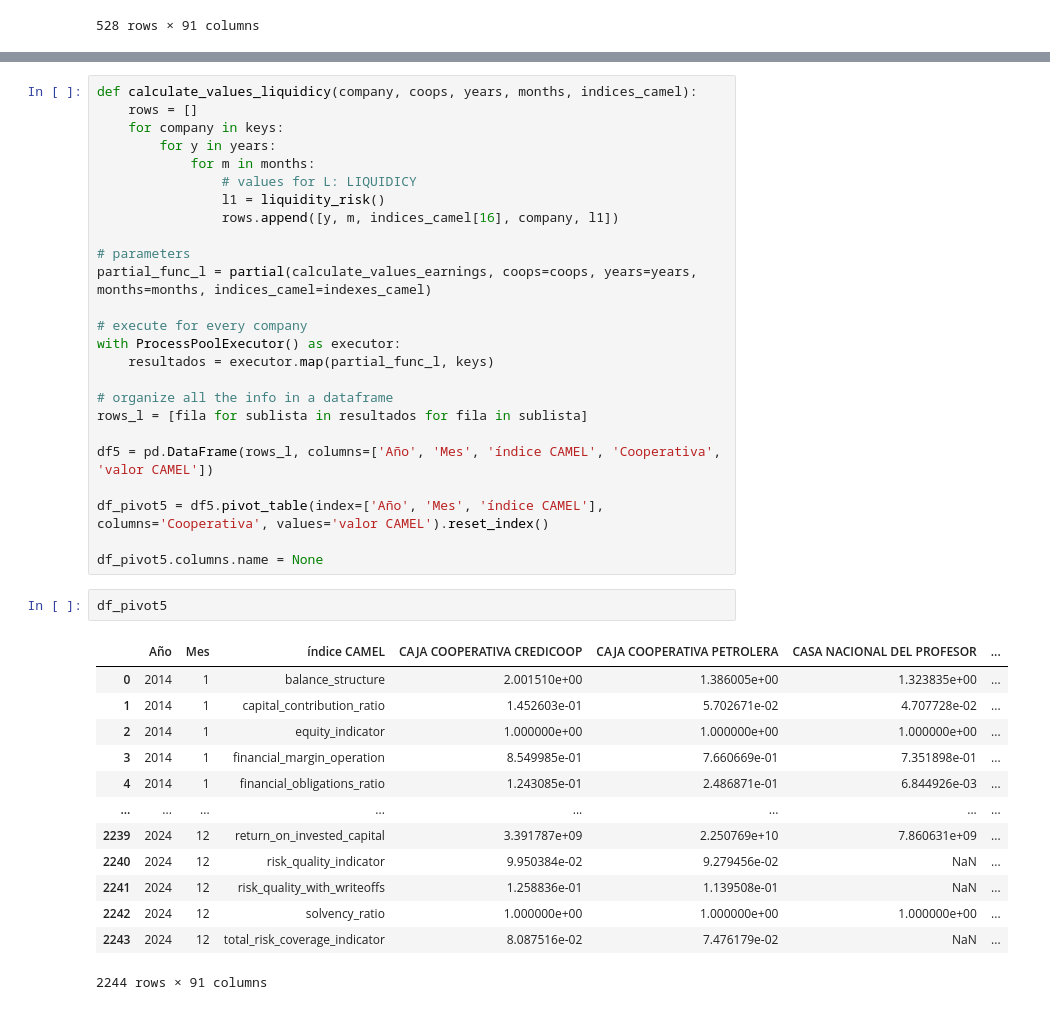
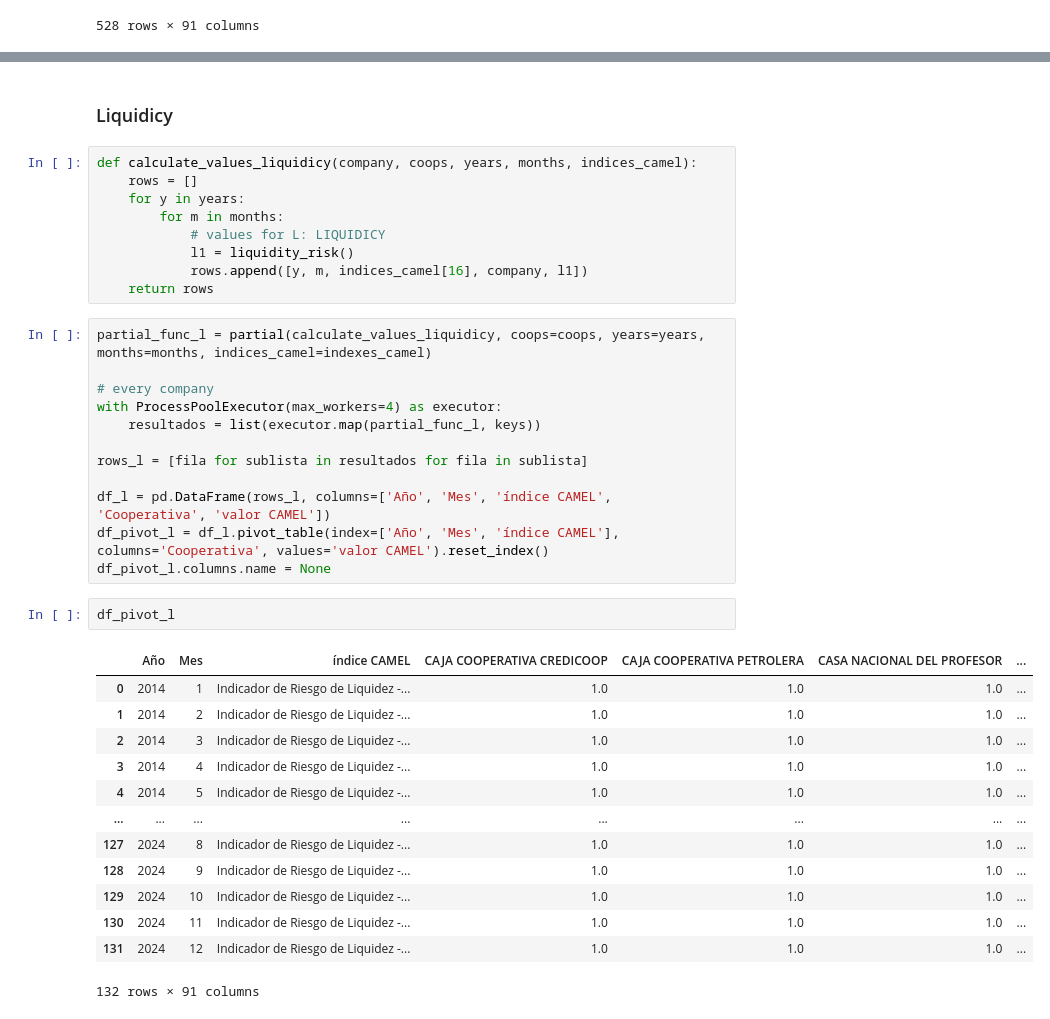
Before and after one commit to LianaD26/CAMEL_Model_percentages, a Jupyter notebook: CAMEL_model_general.ipynb, the cells around one changed output, grey strips where cells are left out. Cells and saved outputs as stored; diff of their text form.

```diff
--- a/CAMEL_model_general.ipynb
+++ b/CAMEL_model_general.ipynb
@@ -480,41 +513,39 @@ df_pivot4
+# %% [markdown]
+### Liquidicy
 # %%
 def calculate_values_liquidicy(company, coops, years, months, indices_camel):
     rows = []
-    for company in keys:
-        for y in years:
-            for m in months:
-                # values for L: LIQUIDICY
-                l1 = liquidity_risk()
-                rows.append([y, m, indices_camel[16], company, l1])
-
-# parameters
-partial_func_l = partial(calculate_values_earnings, coops=coops, years=years, months=months, indices_camel=indexes_camel)
-
-# execute for every company
-with ProcessPoolExecutor() as executor:
-    resultados = executor.map(partial_func_l, keys)
-
-# organize all the info in a dataframe
-rows_l = [fila for sublista in resultados for fila in sublista]
-
-df5 = pd.DataFrame(rows_l, columns=['Año', 'Mes', 'índice CAMEL', 'Cooperativa', 'valor CAMEL'])
-
-df_pivot5 = df5.pivot_table(index=['Año', 'Mes', 'índice CAMEL'], columns='Cooperativa', values='valor CAMEL').reset_index()
-
-df_pivot5.columns.name = None
+    for y in years:
+        for m in months:
+            # values for L: LIQUIDICY
+            l1 = liquidity_risk()
+            rows.append([y, m, indices_camel[16], company, l1])
+    return rows
+# %%
+partial_func_l = partial(calculate_values_liquidicy, coops=coops, years=years, months=months, indices_camel=indexes_camel)
+
+# every company
+with ProcessPoolExecutor(max_workers=4) as executor:
+    resultados = list(executor.map(partial_func_l, keys))
+
+rows_l = [fila for sublista in resultados for fila in sublista]
+
+df_l = pd.DataFrame(rows_l, columns=['Año', 'Mes', 'índice CAMEL', 'Cooperativa', 'valor CAMEL'])
+df_pivot_l = df_l.pivot_table(index=['Año', 'Mes', 'índice CAMEL'], columns='Cooperativa', values='valor CAMEL').reset_index()
+df_pivot_l.columns.name = None
 # %%
-df_pivot5
+df_pivot_l
 # %% [output]
 |  | Año | Mes | índice CAMEL | CAJA COOPERATIVA CREDICOOP | CAJA COOPERATIVA PETROLERA | CASA NACIONAL DEL PROFESOR | ... |
-| 0 | 2014 | 1 | balance_structure | 2.001510e+00 | 1.386005e+00 | 1.323835e+00 | ... |
-| 1 | 2014 | 1 | capital_contribution_ratio | 1.452603e-01 | 5.702671e-02 | 4.707728e-02 | ... |
-| 2 | 2014 | 1 | equity_indicator | 1.000000e+00 | 1.000000e+00 | 1.000000e+00 | ... |
-| 3 | 2014 | 1 | financial_margin_operation | 8.549985e-01 | 7.660669e-01 | 7.351898e-01 | ... |
-| 4 | 2014 | 1 | financial_obligations_ratio | 1.243085e-01 | 2.486871e-01 | 6.844926e-03 | ... |
+| 0 | 2014 | 1 | Indicador de Riesgo de Liquidez -... | 1.0 | 1.0 | 1.0 | ... |
+| 1 | 2014 | 2 | Indicador de Riesgo de Liquidez -... | 1.0 | 1.0 | 1.0 | ... |
+| 2 | 2014 | 3 | Indicador de Riesgo de Liquidez -... | 1.0 | 1.0 | 1.0 | ... |
+| 3 | 2014 | 4 | Indicador de Riesgo de Liquidez -... | 1.0 | 1.0 | 1.0 | ... |
+| 4 | 2014 | 5 | Indicador de Riesgo de Liquidez -... | 1.0 | 1.0 | 1.0 | ... |
 | ... | ... | ... | ... | ... | ... | ... | ... |
-| 2239 | 2024 | 12 | return_on_invested_capital | 3.391787e+09 | 2.250769e+10 | 7.860631e+09 | ... |
-| 2240 | 2024 | 12 | risk_quality_indicator | 9.950384e-02 | 9.279456e-02 | NaN | ... |
-| 2241 | 2024 | 12 | risk_quality_with_writeoffs | 1.258836e-01 | 1.139508e-01 | NaN | ... |
-| 2242 | 2024 | 12 | solvency_ratio | 1.000000e+00 | 1.000000e+00 | 1.000000e+00 | ... |
-| 2243 | 2024 | 12 | total_risk_coverage_indicator | 8.087516e-02 | 7.476179e-02 | NaN | ... |
+| 127 | 2024 | 8 | Indicador de Riesgo de Liquidez -... | 1.0 | 1.0 | 1.0 | ... |
+| 128 | 2024 | 9 | Indicador de Riesgo de Liquidez -... | 1.0 | 1.0 | 1.0 | ... |
+| 129 | 2024 | 10 | Indicador de Riesgo de Liquidez -... | 1.0 | 1.0 | 1.0 | ... |
+| 130 | 2024 | 11 | Indicador de Riesgo de Liquidez -... | 1.0 | 1.0 | 1.0 | ... |
+| 131 | 2024 | 12 | Indicador de Riesgo de Liquidez -... | 1.0 | 1.0 | 1.0 | ... |
-2244 rows × 91 columns
+132 rows × 91 columns
```
Also changed, not shown: parts of 19 cells of this notebook.
